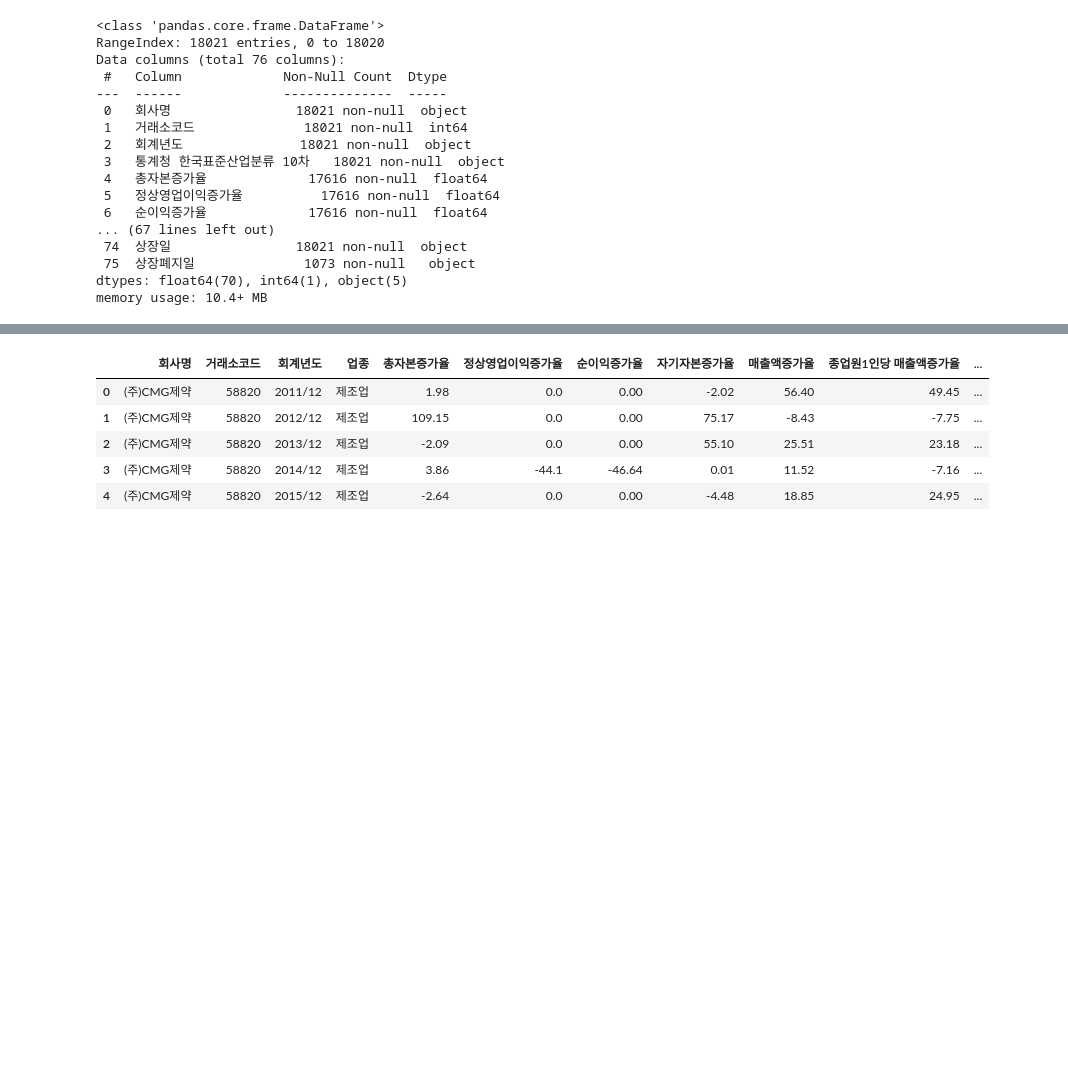
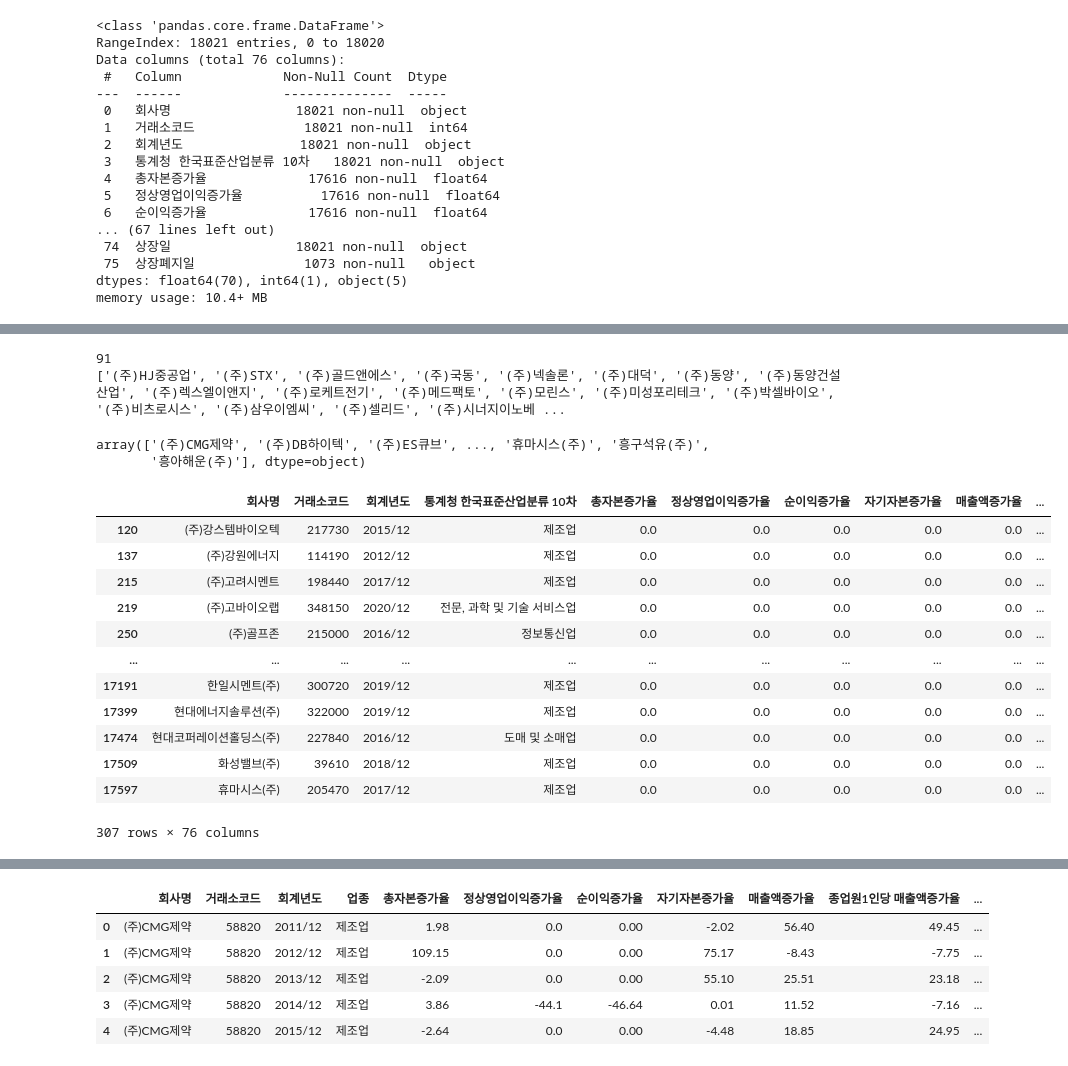
Before and after one commit to xxuvny/Project2_quaero, a Jupyter notebook: 01_전처리_main.ipynb, the cells around one changed output, grey strips where cells are left out. Drawn from its saved outputs; the diff is of its cells as text; code cells hidden in the pictures; blank space fills up the shorter version.

```diff
--- a/01_전처리_main.ipynb
+++ b/01_전처리_main.ipynb
@@ -268,0 +308,34 @@ Name: 회사명, Length: 394, dtype: object
+# %%
+# 총자본회전률이 0인 회사명 리스트 생성
+a = consol_copy['회사명'][consol_copy['자기자본회전률']==0].unique().tolist()
+print(len(a))
+print(a)
+# %% [output]
+91
+['(주)HJ중공업', '(주)STX', '(주)골드앤에스', '(주)국동', '(주)넥솔론', '(주)대덕', '(주)동양', '(주)동양건설산업', '(주)렉스엘이앤지', '(주)로케트전기', '(주)메드팩토', '(주)모린스', '(주)미성포리테크', '(주)박셀바이오', '(주)비츠로시스', '(주)삼우이엠씨', '(주)셀리드', '(주)시너지이노베 ...
+# %%
+consol_copy['회사명'][consol_copy['정상영업이익증가율']==0].unique()
+# %% [output]
+array(['(주)CMG제약', '(주)DB하이텍', '(주)ES큐브', ..., '휴마시스(주)', '흥구석유(주)',
+       '흥아해운(주)'], dtype=object)
+# %%
+# 성장성 재무비율이 0인 회사
+consol_copy[(consol_copy[[
+                            '총자본증가율', '정상영업이익증가율', '순이익증가율', '자기자본증가율',
+                            '매출액증가율', '종업원1인당 매출액증가율', '유형자산증가율', '유동자산증가율',
+                            '재고자산증가율'
+                            ]]==0).all(1)]
+# %% [output]
+|  | 회사명 | 거래소코드 | 회계년도 | 통계청 한국표준산업분류 10차 | 총자본증가율 | 정상영업이익증가율 | 순이익증가율 | 자기자본증가율 | 매출액증가율 | ... |
+| 120 | (주)강스템바이오텍 | 217730 | 2015/12 | 제조업 | 0.0 | 0.0 | 0.0 | 0.0 | 0.0 | ... |
+| 137 | (주)강원에너지 | 114190 | 2012/12 | 제조업 | 0.0 | 0.0 | 0.0 | 0.0 | 0.0 | ... |
+| 215 | (주)고려시멘트 | 198440 | 2017/12 | 제조업 | 0.0 | 0.0 | 0.0 | 0.0 | 0.0 | ... |
+| 219 | (주)고바이오랩 | 348150 | 2020/12 | 전문, 과학 및 기술 서비스업 | 0.0 | 0.0 | 0.0 | 0.0 | 0.0 | ... |
+| 250 | (주)골프존 | 215000 | 2016/12 | 정보통신업 | 0.0 | 0.0 | 0.0 | 0.0 | 0.0 | ... |
+| ... | ... | ... | ... | ... | ... | ... | ... | ... | ... | ... |
+| 17191 | 한일시멘트(주) | 300720 | 2019/12 | 제조업 | 0.0 | 0.0 | 0.0 | 0.0 | 0.0 | ... |
+| 17399 | 현대에너지솔루션(주) | 322000 | 2019/12 | 제조업 | 0.0 | 0.0 | 0.0 | 0.0 | 0.0 | ... |
+| 17474 | 현대코퍼레이션홀딩스(주) | 227840 | 2016/12 | 도매 및 소매업 | 0.0 | 0.0 | 0.0 | 0.0 | 0.0 | ... |
+| 17509 | 화성밸브(주) | 39610 | 2018/12 | 제조업 | 0.0 | 0.0 | 0.0 | 0.0 | 0.0 | ... |
+| 17597 | 휴마시스(주) | 205470 | 2017/12 | 제조업 | 0.0 | 0.0 | 0.0 | 0.0 | 0.0 | ... |
+307 rows × 76 columns
```
Also changed, not shown: parts of 18 cells of this notebook, 15 other files.
